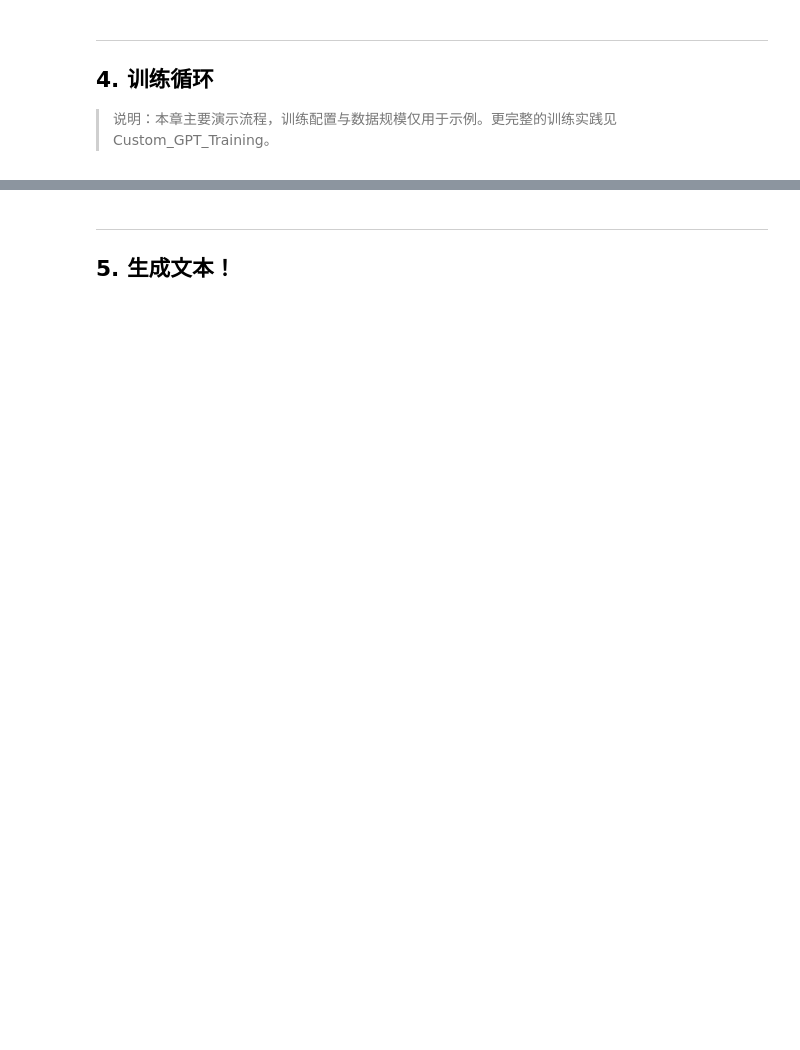
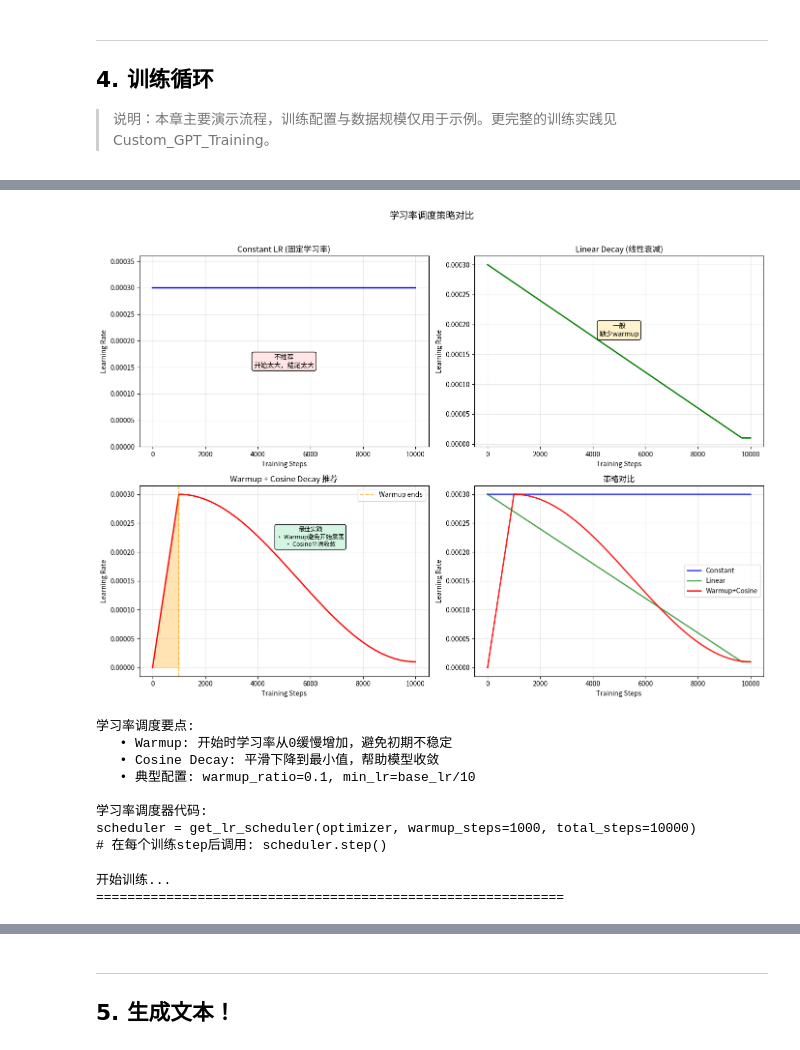
Before and after one commit to Greebbie/LLM-Agent-Core_Concept_Code, a Jupyter notebook: Ch7_Pretraining/Ch7_Pretraining.ipynb, the cells around one changed output, grey strips where cells are left out. Saved outputs shown, nothing was run; the diff lists cells and outputs as text; code cells hidden in the pictures; blank space fills up the shorter version.

Commit message:
create dataset, load, schedule, and fix

```diff
--- a/Ch7_Pretraining/Ch7_Pretraining.ipynb
+++ b/Ch7_Pretraining/Ch7_Pretraining.ipynb
@@ -446,5 +523,5 @@ print(f"模型参数量: {sum(p.numel() for p in model.parameters()):,}")
 # %%
-# 🎨 学习率调度可视化
+# 学习率调度可视化
 import matplotlib.pyplot as plt
 import numpy as np
 
@@ -515,40 +592,56 @@ def visualize_lr_schedules():
     ax.set_title('策略对比', fontsize=12, fontweight='bold')
     ax.set_xlabel('Training Steps')
     ax.set_ylabel('Learning Rate')
     ax.legend()
     ax.grid(True, alpha=0.3)
 
     plt.suptitle('学习率调度策略对比', fontsize=14, fontweight='bold', y=1.02)
     plt.tight_layout()
     plt.show()
 
-    print("\n💡 学习率调度要点:")
+    print("\n学习率调度要点:")
     print("   • Warmup: 开始时学习率从0缓慢增加，避免初期不稳定")
     print("   • Cosine Decay: 平滑下降到最小值，帮助模型收敛")
     print("   • 典型配置: warmup_ratio=0.1, min_lr=base_lr/10")
 
 visualize_lr_schedules()
 
 # 实现学习率调度器
 def get_lr_scheduler(optimizer, warmup_steps, total_steps, min_lr_ratio=0.1):
     """
     创建 Warmup + Cosine Decay 学习率调度器
     """
+    warmup_steps = max(0, int(warmup_steps))
+    total_steps = max(1, int(total_steps))
+    if warmup_steps >= total_steps:
+        warmup_steps = total_steps - 1
+
     def lr_lambda(current_step):
-        if current_step < warmup_steps:
+        step = min(max(0, current_step), total_steps)
+        if warmup_steps > 0 and step < warmup_steps:
             # Warmup phase
-            return current_step / warmup_steps
-        else:
-            # Cosine decay phase
-            progress = (current_step - warmup_steps) / (total_steps - warmup_steps)
-            return min_lr_ratio + 0.5 * (1 - min_lr_ratio) * (1 + np.cos(np.pi * progress))
+            return step / warmup_steps
+        # Cosine decay phase
+        progress = (step - warmup_steps) / (total_steps - warmup_steps)
+        progress = min(max(progress, 0.0), 1.0)
+        return min_lr_ratio + 0.5 * (1 - min_lr_ratio) * (1 + np.cos(np.pi * progress))
 
     from torch.optim.lr_scheduler import LambdaLR
     return LambdaLR(optimizer, lr_lambda)
 
 print("\n学习率调度器代码:")
 print("scheduler = get_lr_scheduler(optimizer, warmup_steps=1000, total_steps=10000)")
 print("# 在每个训练step后调用: scheduler.step()")
+# %% [output]
+[figure, added]
+学习率调度要点:
+   • Warmup: 开始时学习率从0缓慢增加，避免初期不稳定
+   • Cosine Decay: 平滑下降到最小值，帮助模型收敛
+   • 典型配置: warmup_ratio=0.1, min_lr=base_lr/10
+
+学习率调度器代码:
+scheduler = get_lr_scheduler(optimizer, warmup_steps=1000, total_steps=10000)
+# 在每个训练step后调用: scheduler.step()
 # %%
 # 训练配置
 learning_rate = 3e-4
@@ -557,6 +650,11 @@ eval_interval = 200
 eval_iters = 50
 
 optimizer = torch.optim.AdamW(model.parameters(), lr=learning_rate)
+warmup_steps = max(1, int(0.1 * max_iters))
+
+# 我们在此之前已经定义了 get_lr_scheduler 函数，现在创建调度器实例
+# TODO: 使用 get_lr_scheduler 创建学习率调度器，传入 optimizer、warmup_steps、max_iters 和 min_lr_ratio=0.1
+scheduler = get_lr_scheduler(optimizer, warmup_steps=warmup_steps, total_steps=max_iters, min_lr_ratio=0.1)
 
 @torch.no_grad()
 def estimate_loss():
@@ -580,6 +678,9 @@ def estimate_loss():
 
 print("开始训练...")
 print("=" * 60)
+# %% [output]
+开始训练...
+============================================================
 # %%
 # 训练主循环
 train_losses = []
```
Also changed, not shown: parts of 13 cells of this notebook.
